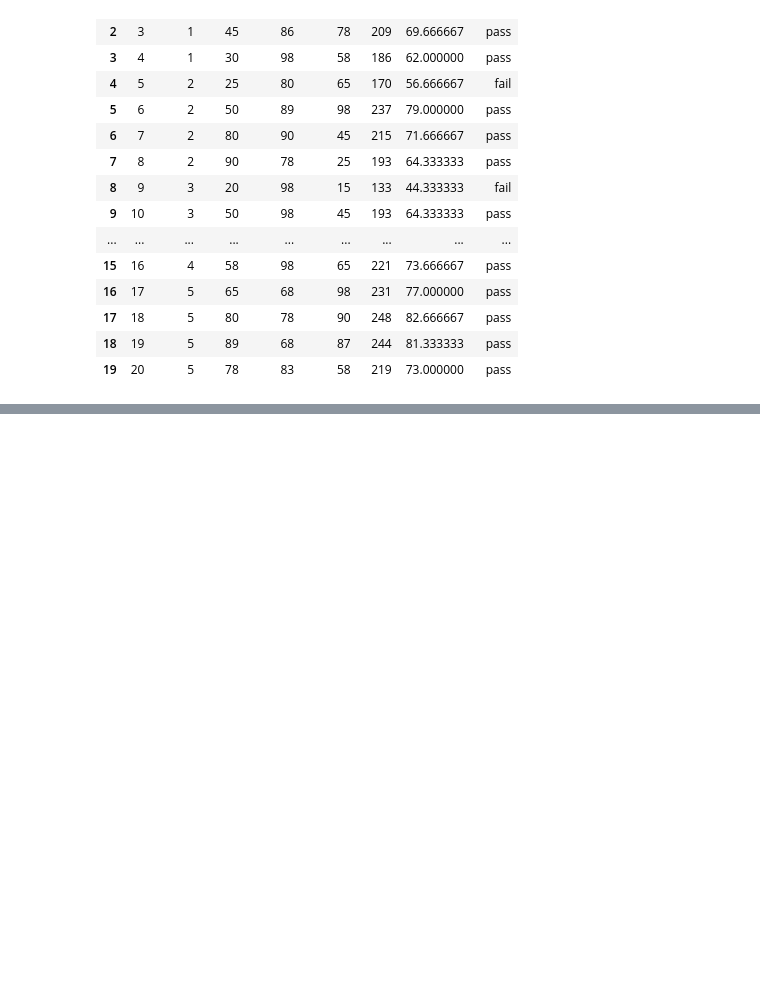
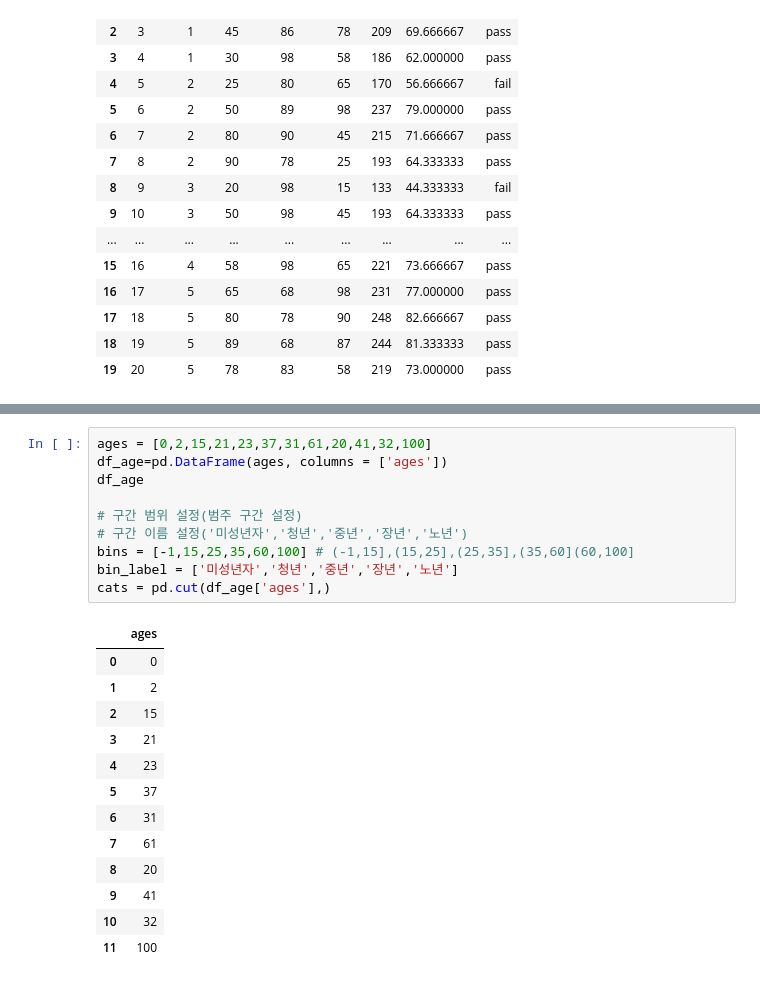
Before and after one commit to 2013je/Python_jpnb, a Jupyter notebook: 2.pandas.ipynb, the cells around one changed output, grey strips where cells are left out. Cells and saved outputs as stored; diff of their text form; blank space fills up the shorter version.

```diff
--- a/2.pandas.ipynb
+++ b/2.pandas.ipynb
@@ -678,0 +720,24 @@ exam
+# %%
+ages = [0,2,15,21,23,37,31,61,20,41,32,100]
+df_age=pd.DataFrame(ages, columns = ['ages'])
+df_age
+
+# 구간 범위 설정(범주 구간 설정)
+# 구간 이름 설정('미성년자','청년','중년','장년','노년')
+bins = [-1,15,25,35,60,100] # (-1,15],(15,25],(25,35],(35,60](60,100]
+bin_label = ['미성년자','청년','중년','장년','노년']
+cats = pd.cut(df_age['ages'],)
+# %% [output]
+|  | ages |
+| 0 | 0 |
+| 1 | 2 |
+| 2 | 15 |
+| 3 | 21 |
+| 4 | 23 |
+| 5 | 37 |
+| 6 | 31 |
+| 7 | 61 |
+| 8 | 20 |
+| 9 | 41 |
+| 10 | 32 |
+| 11 | 100 |
```
Also changed, not shown: parts of 2 cells of this notebook, 1 other file.
